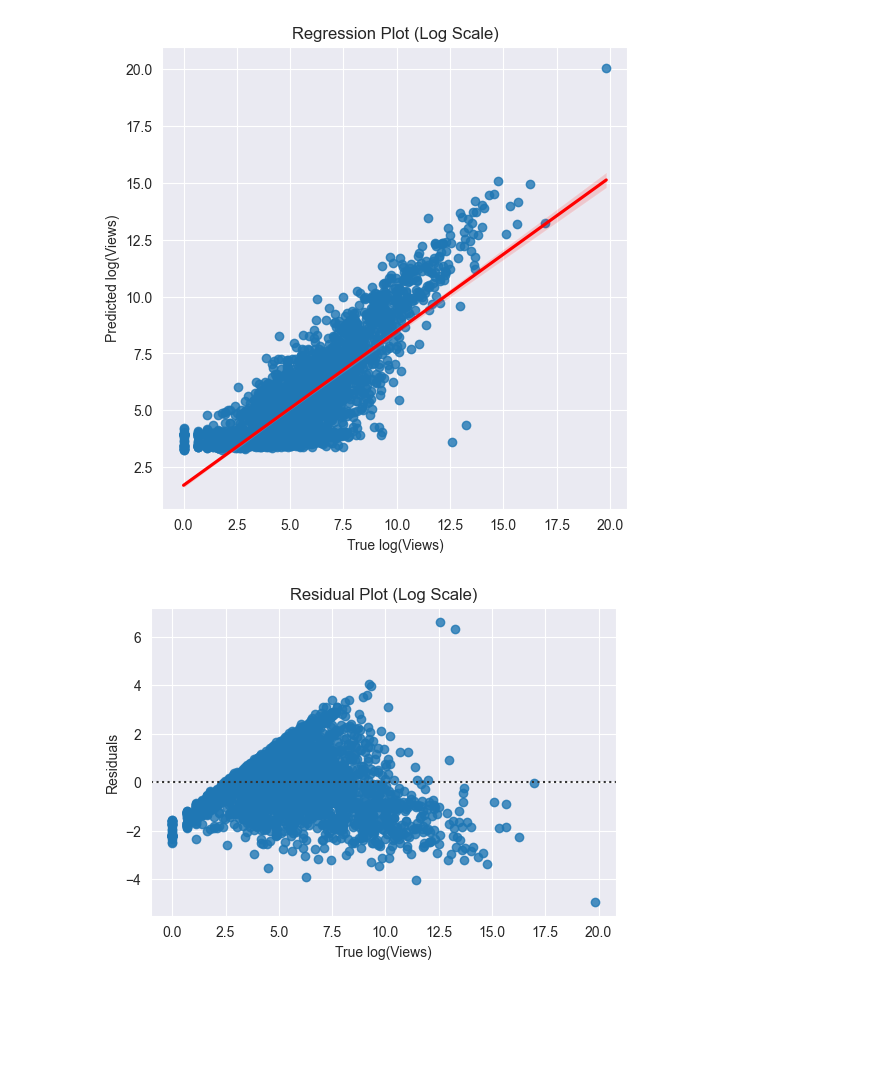
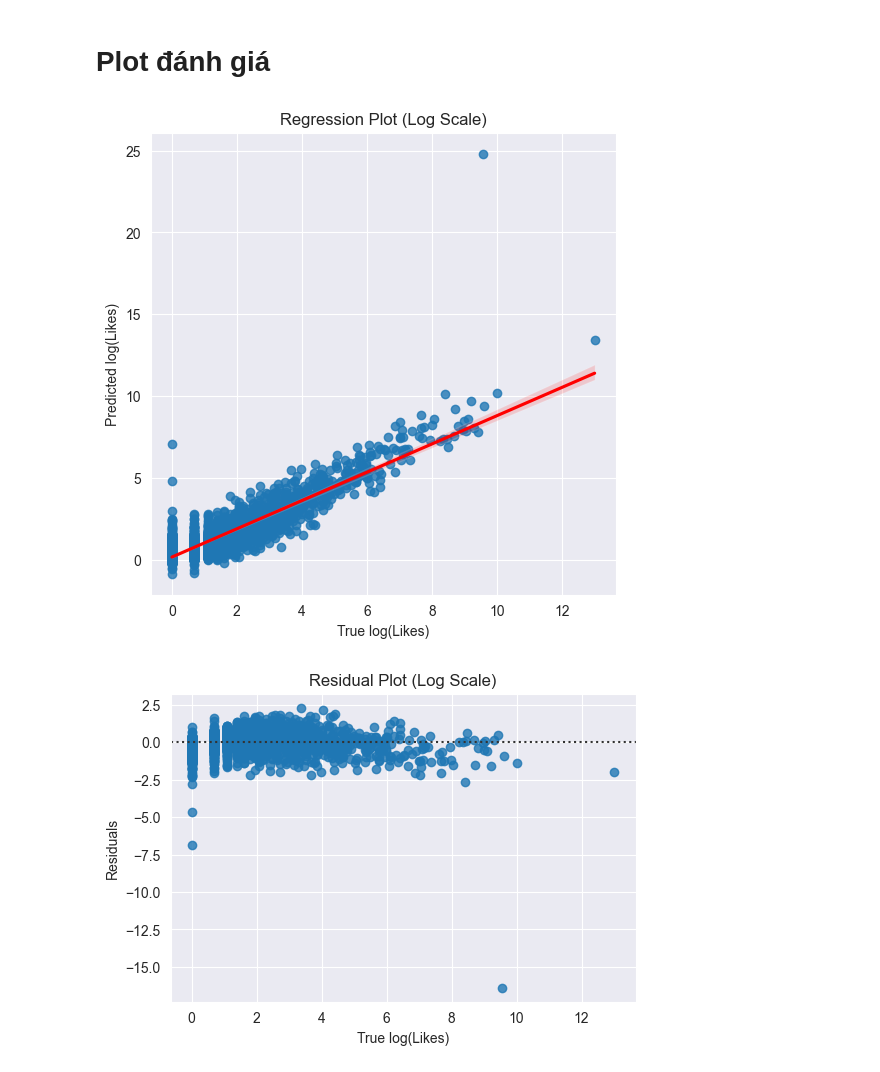
Before and after one commit to DangVanVy23521825/PTDLTQ-IE313, a Jupyter notebook: notebooks/4.0.LinearRegression_Modeling.ipynb, the cells around one changed output. Saved outputs shown, nothing was run; the diff lists cells and outputs as text; code cells hidden in the pictures; blank space fills up the shorter version.

Commit message:
preprocess, fe, modeling csv (changed-v2) + modeling notebooks

```diff
--- a/notebooks/4.0.LinearRegression_Modeling.ipynb
+++ b/notebooks/4.0.LinearRegression_Modeling.ipynb
@@ -9,4 +13,4 @@ from sklearn.metrics import mean_squared_error, r2_score
 # %%
-modeling_data = pd.read_csv('../data/modeling_data.csv', sep = ',')
+modeling_data = pd.read_csv('../data/final_youtube.csv', sep = ',')
 modeling_data
 # %% [output]
@@ -52,0 +99,18 @@ feature_cols = [
+# %%
+# Target
+y = df_clean['likes_log']
+
+# Features
+X = df_clean.drop(columns=['likes_log', 'likes'])
+
+print(f"X shape: {X.shape}")
+print(f"y shape: {y.shape}")
+
+# Split train/test
+X_train, X_test, y_train, y_test = train_test_split(
+    X, y, test_size=0.2, random_state=42
+)
+
+print(f"Train set: {X_train.shape}")
+print(f"Test set:  {X_test.shape}")
+print(f"Split ratio: 80/20")
@@ -103,35 +184,35 @@ Requirement already satisfied: six>=1.5 in /Users/dangvanvy/PycharmProjects/PTDL
+# %% [markdown]
+# Plot đánh giá
 # %%
-import matplotlib.pyplot as plt
-import seaborn as sns
-
-y_true = y_test       # log scale
-y_pred = y_pred_log   # log scale
+y_true = y_test
+y_pred = y_pred
 residuals = y_true - y_pred
 
 # ----- Regression plot (log scale) -----
 plt.figure(figsize=(6,6))
 sns.regplot(x=y_true, y=y_pred, line_kws={'color':'red'})
-plt.xlabel("True log(Views)")
-plt.ylabel("Predicted log(Views)")
+plt.xlabel("True log(Likes)")
+plt.ylabel("Predicted log(Likes)")
 plt.title("Regression Plot (Log Scale)")
 plt.show()
 
 # ----- Residual plot (log scale) -----
 plt.figure(figsize=(6,4))
-sns.residplot(x=y_true, y=residuals, line_kws={'color':'red'})  # lowess vẫn optional
-plt.xlabel("True log(Views)")
+sns.residplot(x=y_true, y=residuals, line_kws={'color':'red'})
+plt.xlabel("True log(Likes)")
 plt.ylabel("Residuals")
 plt.title("Residual Plot (Log Scale)")
 plt.show()
 
+# ----- Distribution comparison -----
 plt.figure(figsize=(8,6))
-sns.kdeplot(y_true, color='red', label='Actual Values')
-sns.kdeplot(y_pred, color='blue', label='Predicted Values')
-plt.title('Distribution Plot of Predicted and Actual Views (Log Scale)')
-plt.xlabel('log(Views)')
+sns.kdeplot(y_true, color='red', label='Actual log(Likes)', shade=True)
+sns.kdeplot(y_pred, color='blue', label='Predicted log(Likes)', shade=True)
+plt.title('Distribution: True vs Predicted (Log Likes)')
+plt.xlabel('log(Likes)')
 plt.ylabel('Density')
 plt.legend()
 plt.show()
 # %% [output]
-[figure, old version]
+[figure, new version]
-[figure, old version]
+[figure, new version]
```
Also changed, not shown: parts of 17 cells of this notebook, 4 other files.
